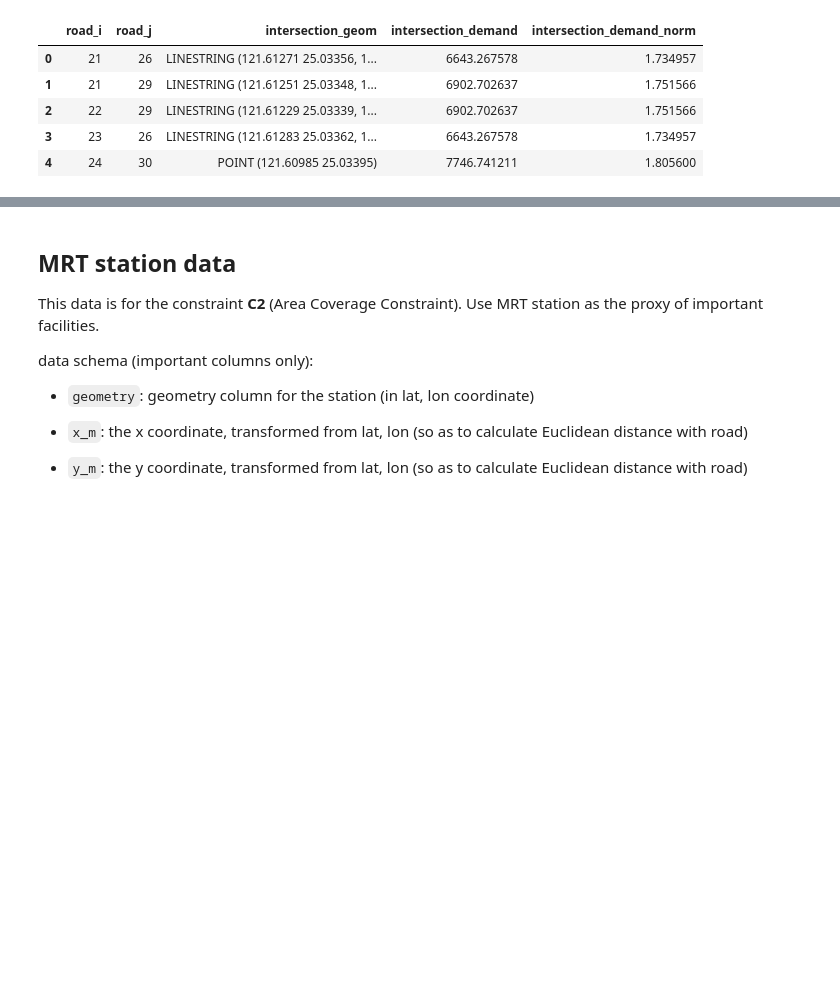
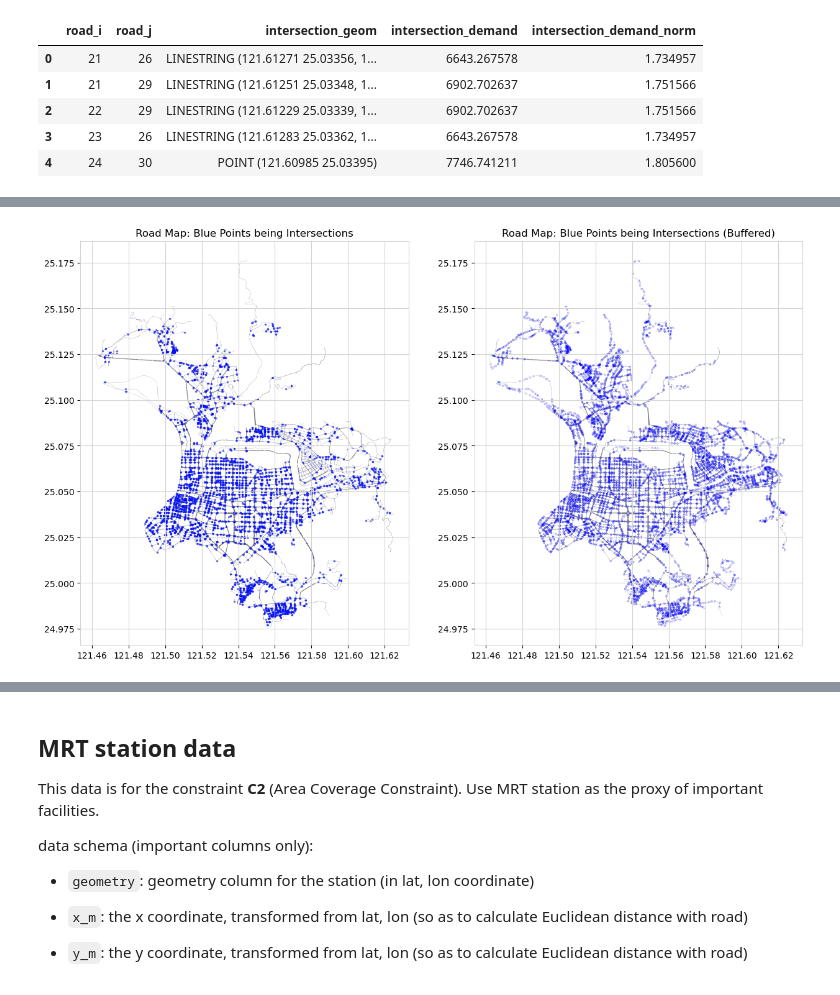
Before and after one commit to Wh4130/bike_lane_optimization, a Jupyter notebook: data/README.ipynb, the cells around one changed output, grey strips where cells are left out. Saved outputs shown, nothing was run; the diff lists cells and outputs as text; code cells hidden in the pictures; blank space fills up the shorter version.

```diff
--- a/data/README.ipynb
+++ b/data/README.ipynb
@@ -44,7 +44,8 @@ where $L_i$ is the length, $D^{norm}_i$ is the normalized demand, and $R_i^{norm
 
 Intuitively, higher $\beta$ means caring more about demand than risk, while lower $\beta$ means caring about protecting cyclists in high risk areas.
 # %%
-gpd.read_parquet("./processed/road_data.parquet").head(2)
+gdf_road = gpd.read_parquet("./processed/road_data.parquet")
+gdf_road.head(2)
 # %% [output]
 |  | roadID | roadID_foreign | roadName | geometry | centroid | roadDemand | roadDemand_m2 | width | length | ... |
 | 0 | 1 | 南深路-31 | 南深路 | POLYGON ((121.62348 25.0182, 121.... | POINT (121.6231981462958 25.01742... | 2473.216309 | 2548.270996 | 17.5733 | 185.594 | ... |
@@ -78,0 +109,21 @@ gpd.read_parquet("./processed/adjacency_demand.parquet").head(5)
+# %%
+fig, (ax1, ax2) = plt.subplots(1, 2, figsize = (15, 10))
+
+gdf_road.plot(ax = ax1, color = "gray", linewidth = 2.5)
+adj_gdf_before.plot(ax = ax1, edgecolor="blue", alpha=0.5, markersize=2)
+gdf_road.plot(ax = ax2, color = "gray", linewidth = 2.5)
+adj_gdf_buffered.plot(ax = ax2, edgecolor="blue", alpha=0.5, linewidth = 2)
+
+ax1.set_title("Road Map: Blue Points being Intersections")
+ax2.set_title("Road Map: Blue Points being Intersections (Buffered)")
+ax1.grid(True, color='lightgray')
+ax2.grid(True, color='lightgray')
+
+for ax in [ax1, ax2]:
+    for spine in ax.spines.values():
+        spine.set_color('lightgray')
+    ax.set_aspect('equal')
+
+plt.show()
+# %% [output]
+[figure, added]
```
Also changed, not shown: parts of 9 cells of this notebook, 11 other files.
